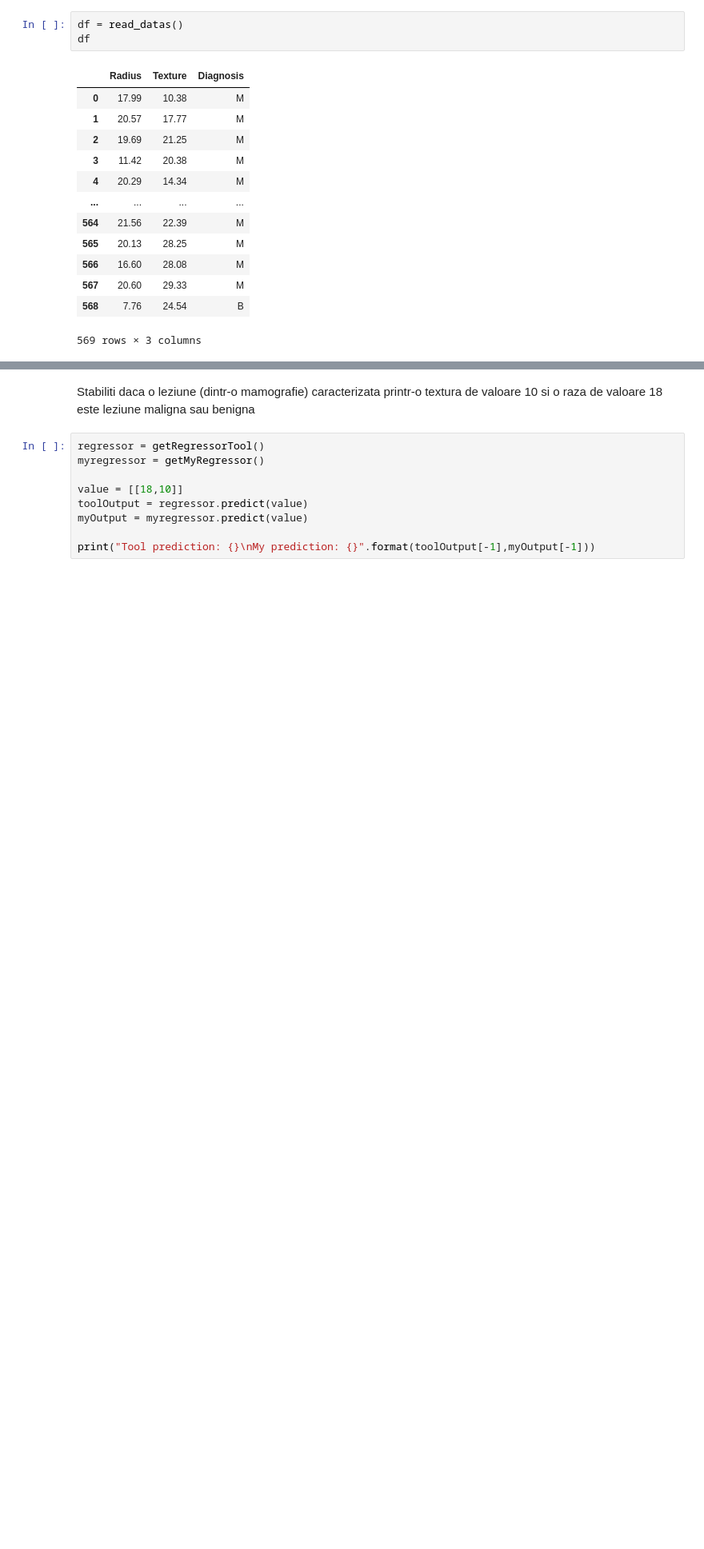
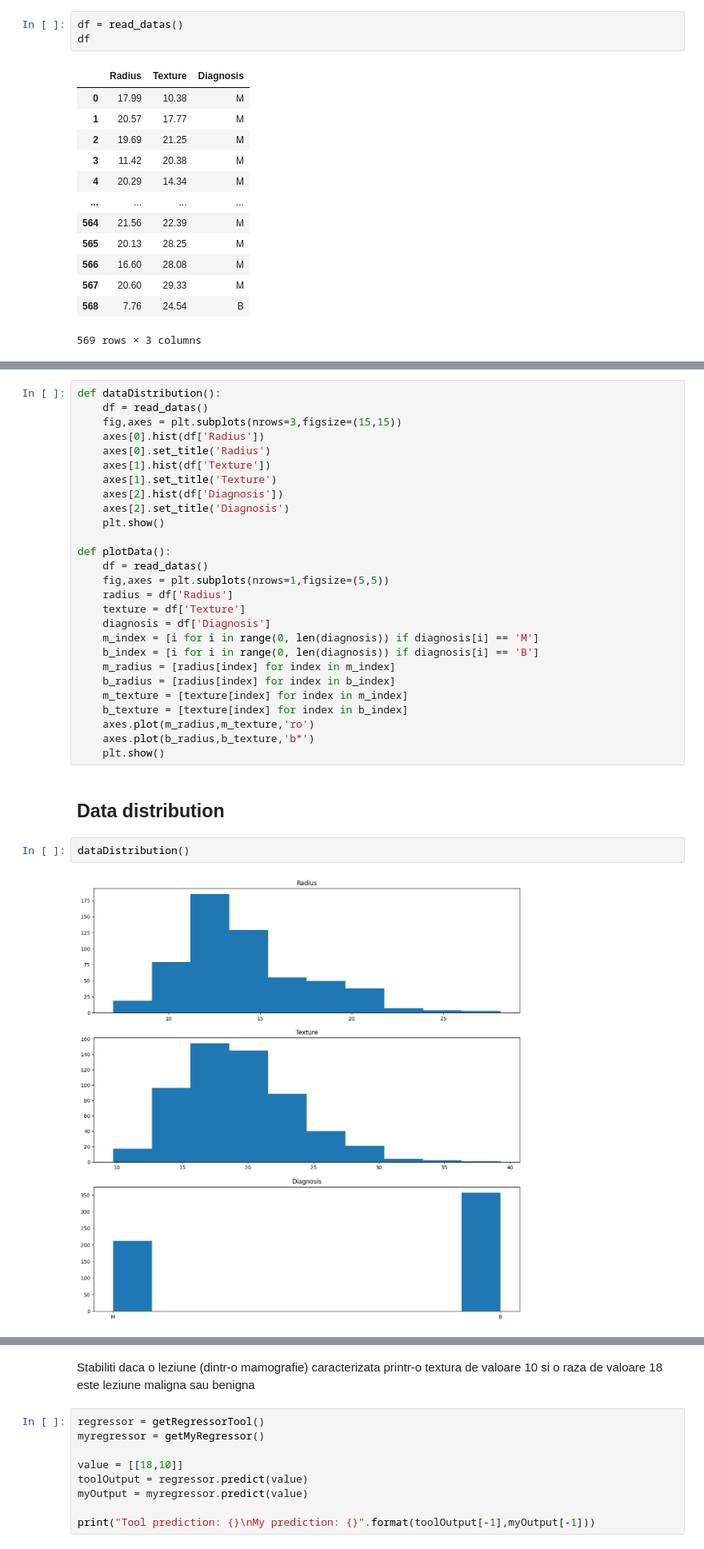
Before and after one commit to Vasile07/AI, a Jupyter notebook: Gradient Descrescator - Laborator 6/problema2.ipynb, the cells around one changed output, grey strips where cells are left out. Shown at 80% size. Cells and saved outputs as stored; diff of their text form; blank space fills up the shorter version.

```diff
--- a/Gradient Descrescator - Laborator 6/problema2.ipynb
+++ b/Gradient Descrescator - Laborator 6/problema2.ipynb
@@ -128,2 +135,35 @@ def getMyRegressor():
 
     return regressor
+# %%
+def dataDistribution():
+    df = read_datas()
+    fig,axes = plt.subplots(nrows=3,figsize=(15,15))
+    axes[0].hist(df['Radius'])
+    axes[0].set_title('Radius')
+    axes[1].hist(df['Texture'])
+    axes[1].set_title('Texture')
+    axes[2].hist(df['Diagnosis'])
+    axes[2].set_title('Diagnosis')
+    plt.show()
+
+def plotData():
+    df = read_datas()
+    fig,axes = plt.subplots(nrows=1,figsize=(5,5))
+    radius = df['Radius']
+    texture = df['Texture']
+    diagnosis = df['Diagnosis']
+    m_index = [i for i in range(0, len(diagnosis)) if diagnosis[i] == 'M']
+    b_index = [i for i in range(0, len(diagnosis)) if diagnosis[i] == 'B']
+    m_radius = [radius[index] for index in m_index]
+    b_radius = [radius[index] for index in b_index]
+    m_texture = [texture[index] for index in m_index]
+    b_texture = [texture[index] for index in b_index]
+    axes.plot(m_radius,m_texture,'ro')
+    axes.plot(b_radius,b_texture,'b*')
+    plt.show()
+# %% [markdown]
+## Data distribution
+# %%
+dataDistribution()
+# %% [output]
+[figure, added]
```
Also changed, not shown: parts of 8 cells of this notebook, 1 other file.
